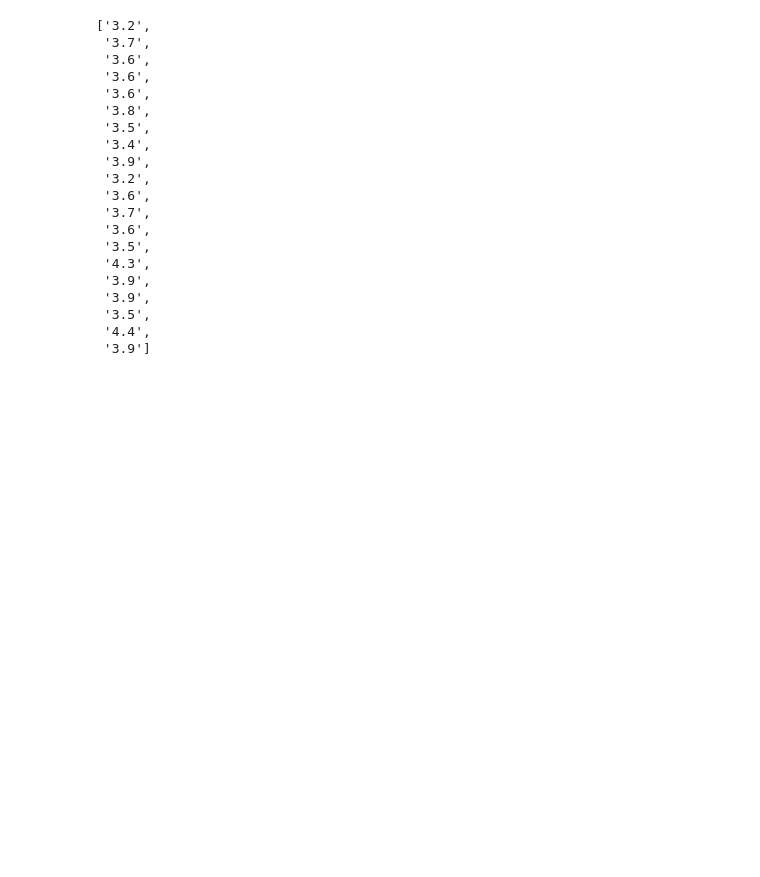
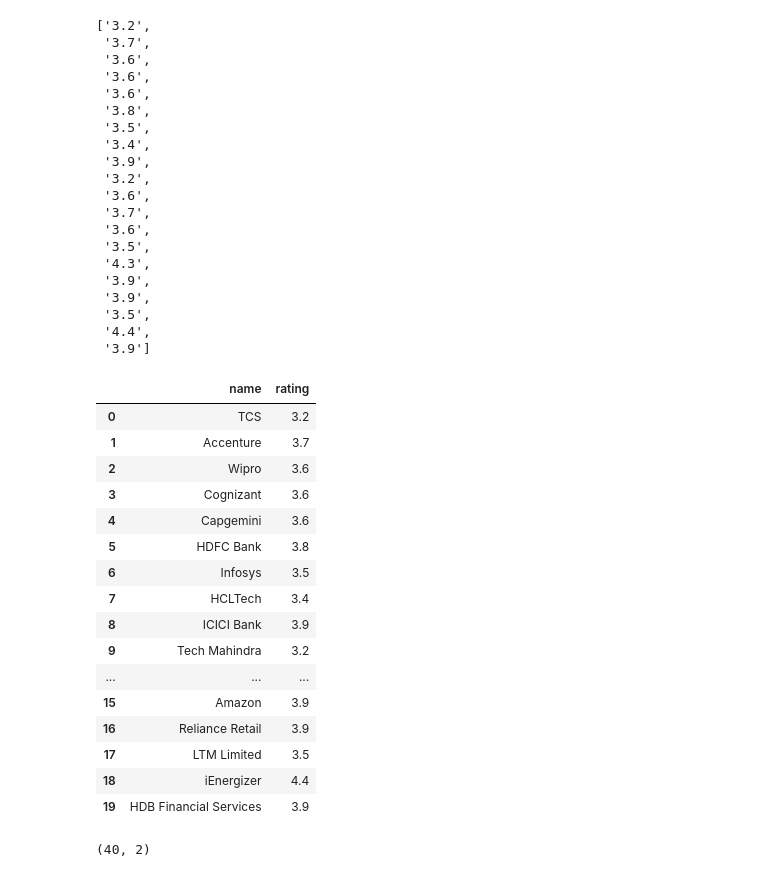
Before and after one commit to KisuZoid/AI, a Jupyter notebook: ML/_06_DataGathering_WebScrapping.ipynb, the cells around one changed output. Drawn from its saved outputs; the diff is of its cells as text; code cells hidden in the pictures; blank space fills up the shorter version.

```diff
--- a/ML/_06_DataGathering_WebScrapping.ipynb
+++ b/ML/_06_DataGathering_WebScrapping.ipynb
@@ -146,6 +169,9 @@ rating = []
 for i in company:
     name.append(i.find('h2').text.strip())
     rating.append(i.find('span', class_='text-primary-text font-pn-700 text-sm !text-[14px] !leading-[14px]').text.strip())
+
+d = {'name':name, 'rating':rating}
+df = pd.DataFrame(d)
 # %%
 name
 # %% [output]
@@ -192,3 +218,23 @@ rating
  '3.5',
  '4.4',
  '3.9']
+# %%
+df
+# %% [output]
+|  | name | rating |
+| 0 | TCS | 3.2 |
+| 1 | Accenture | 3.7 |
+| 2 | Wipro | 3.6 |
+| 3 | Cognizant | 3.6 |
+| 4 | Capgemini | 3.6 |
+| 5 | HDFC Bank | 3.8 |
+| 6 | Infosys | 3.5 |
+| 7 | HCLTech | 3.4 |
+| 8 | ICICI Bank | 3.9 |
+| 9 | Tech Mahindra | 3.2 |
+| ... | ... | ... |
+| 15 | Amazon | 3.9 |
+| 16 | Reliance Retail | 3.9 |
+| 17 | LTM Limited | 3.5 |
+| 18 | iEnergizer | 4.4 |
+| 19 | HDB Financial Services | 3.9 |
@@ -194,0 +265,4 @@ rating
+# %%
+final.shape
+# %% [output]
+(40, 2)
```
Also changed, not shown: parts of 2 cells of this notebook, 5 other files.
